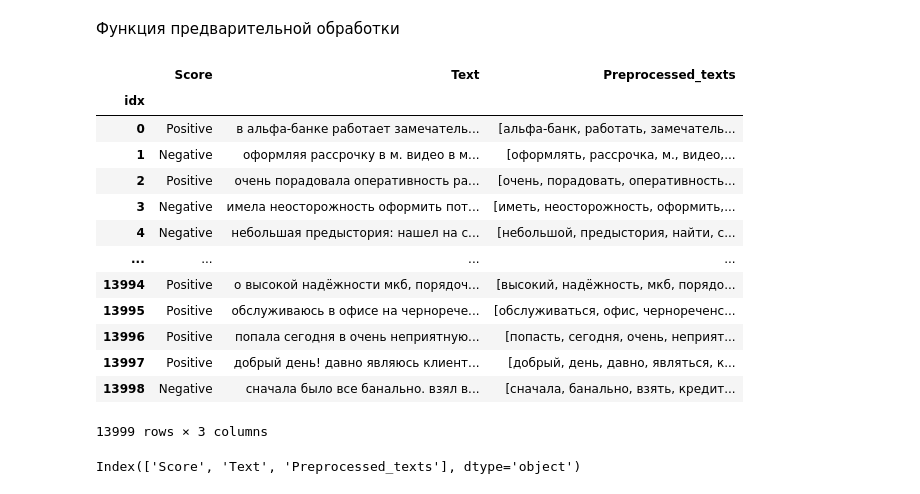
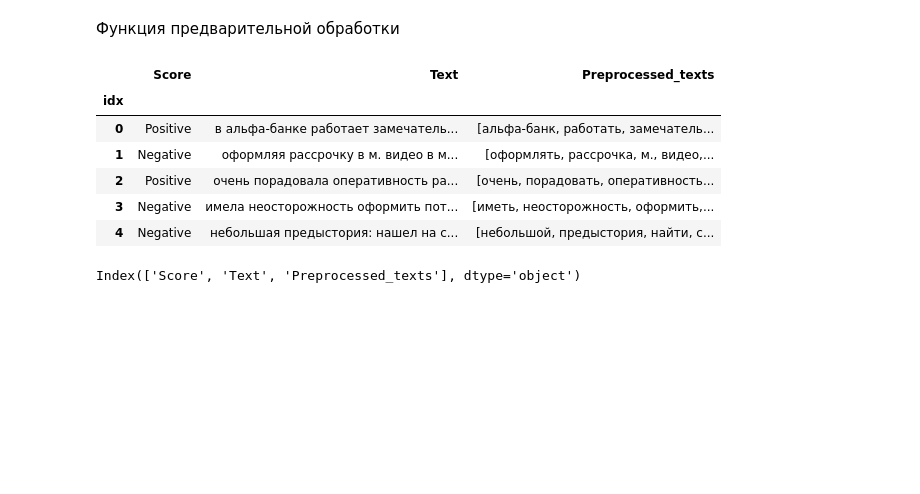
Before and after one commit to skd2314/banks-score, a Jupyter notebook: banks_rev_rus.ipynb, the cells around one changed output. Saved outputs shown, nothing was run; the diff lists cells and outputs as text; code cells hidden in the pictures; blank space fills up the shorter version.

```diff
--- a/banks_rev_rus.ipynb
+++ b/banks_rev_rus.ipynb
@@ -203,3 +215,6 @@ punctuation_marks = ['!', ',', '(', ')', ':', '-', '?', '.', '..', '...']
+# %%
+#punctuation_marks = ['!', ',', '(', ')', ':', '-', '?', '.', '..', '...']
+punctuation_marks = ['!', ',', '(', ')', ':', '-', '?', '.', '..', '...', '«', '»', ';', '-', '--']
 # %%
 only_words = []
 for token in tokens:
@@ -266,7 +281,8 @@ def preprocess(text, stop_words, punctuation_marks, morph):
                 preprocessed_text.append(lemma)
     return preprocessed_text
 # %%
-punctuation_marks = ['!', ',', '(', ')', ':', '-', '?', '.', '..', '...']
+#punctuation_marks = ['!', ',', '(', ')', ':', '-', '?', '.', '..', '...']
+punctuation_marks = ['!', ',', '(', ')', ':', '-', '?', '.', '..', '...', '«', '»', ';', '-', '--']
 stop_words = stopwords.words("russian")
 morph = pymorphy2.MorphAnalyzer()
 # %%
@@ -274,22 +290,15 @@ morph = pymorphy2.MorphAnalyzer()
 # %%
 data['Preprocessed_texts'] = data.apply(lambda row: preprocess(row['Text'], punctuation_marks, stop_words, morph), axis=1)
 # %%
-data
+data.head()
 # %% [output]
 |  | Score | Text | Preprocessed_texts |
 | idx |  |  |  |
 | 0 | Positive | в альфа-банке работает замечатель... | [альфа-банк, работать, замечатель... |
 | 1 | Negative | оформляя рассрочку в м. видео в м... | [оформлять, рассрочка, м., видео,... |
 | 2 | Positive | очень порадовала оперативность ра... | [очень, порадовать, оперативность... |
 | 3 | Negative | имела неосторожность оформить пот... | [иметь, неосторожность, оформить,... |
 | 4 | Negative | небольшая предыстория: нашел на с... | [небольшой, предыстория, найти, с... |
-| ... | ... | ... | ... |
-| 13994 | Positive | о высокой надёжности мкб, порядоч... | [высокий, надёжность, мкб, порядо... |
-| 13995 | Positive | обслуживаюсь в офисе на чернорече... | [обслуживаться, офис, чернореченс... |
-| 13996 | Positive | попала сегодня в очень неприятную... | [попасть, сегодня, очень, неприят... |
-| 13997 | Positive | добрый день! давно являюсь клиент... | [добрый, день, давно, являться, к... |
-| 13998 | Negative | сначала было все банально. взял в... | [сначала, банально, взять, кредит... |
-13999 rows × 3 columns
 # %%
 data.columns
 # %% [output]
```
Also changed, not shown: parts of 74 cells of this notebook.
